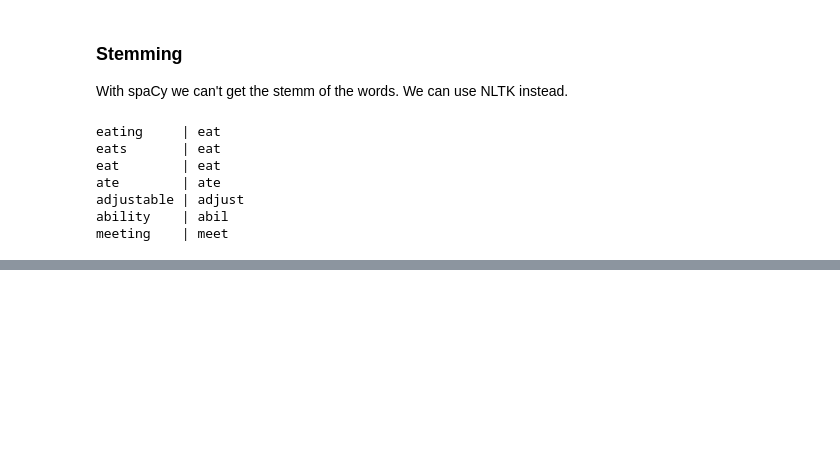
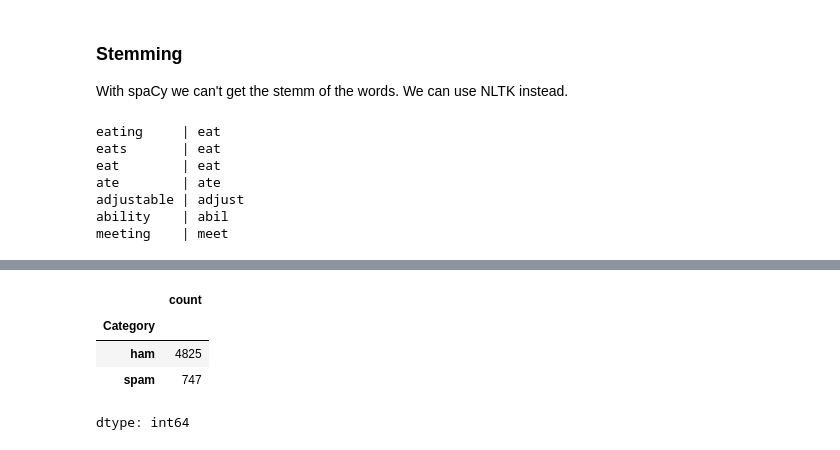
Before and after one commit to Dforouzanfar/Machine_Learning, a Jupyter notebook: 3. Applications/1. Text Mining/Spacy.ipynb, the cells around one changed output, grey strips where cells are left out. Cells and saved outputs as stored; diff of their text form; code cells hidden in the pictures; blank space fills up the shorter version.

```diff
--- a/3. Applications/1. Text Mining/Spacy.ipynb
+++ b/3. Applications/1. Text Mining/Spacy.ipynb
@@ -303,0 +434,8 @@ meeting    | meet
+# %%
+df["Category"].value_counts()
+# %% [output]
+|  | count |
+| Category |  |
+| ham | 4825 |
+| spam | 747 |
+dtype: int64
```
Also changed, not shown: parts of 44 cells of this notebook.
